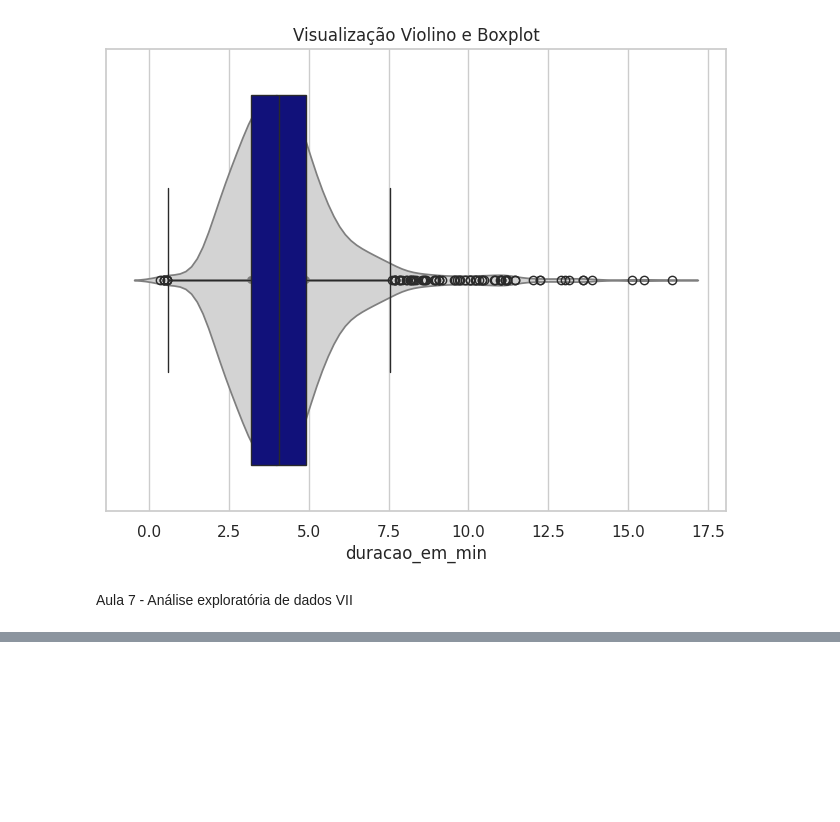
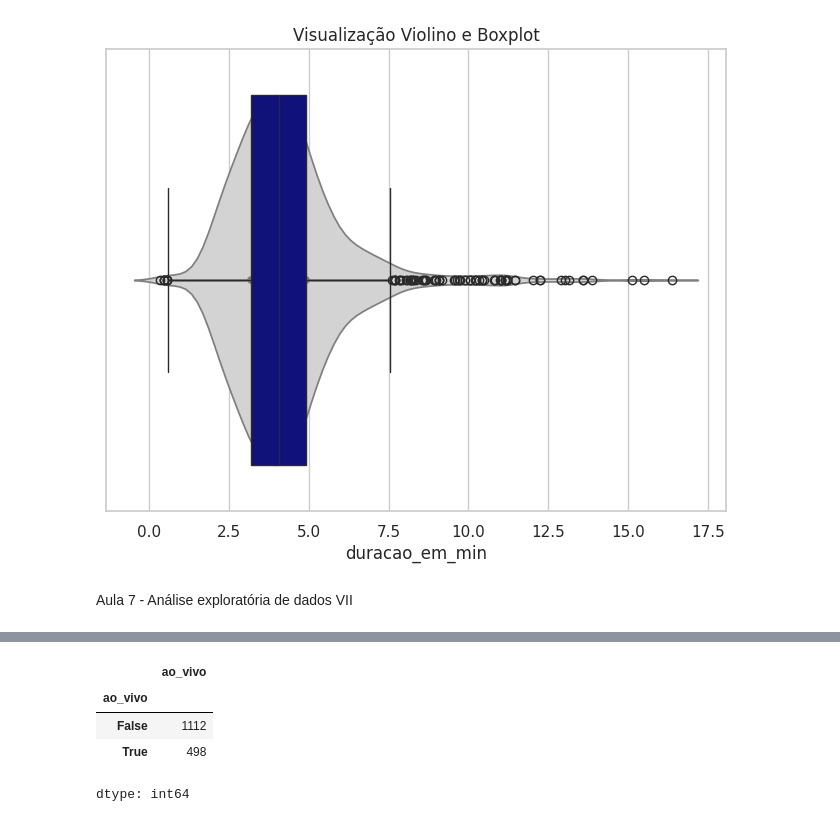
Before and after one commit to SandraRojasZ/Machine-Learning-and-Time-Series, a Jupyter notebook: Aula_2_Análise_Exploratória_de_Dados_(EDA).ipynb, the cells around one changed output, grey strips where cells are left out. Saved outputs shown, nothing was run; the diff lists cells and outputs as text; code cells hidden in the pictures; blank space fills up the shorter version.

```diff
--- a/Aula_2_Análise_Exploratória_de_Dados_(EDA).ipynb
+++ b/Aula_2_Análise_Exploratória_de_Dados_(EDA).ipynb
@@ -230,0 +248,8 @@ Aula 7 - Análise exploratória de dados VII
+# %%
+df.groupby("ao_vivo")["ao_vivo"].count()
+# %% [output]
+|  | ao_vivo |
+| ao_vivo |  |
+| False | 1112 |
+| True | 498 |
+dtype: int64
```
Also changed, not shown: parts of 15 cells of this notebook.
